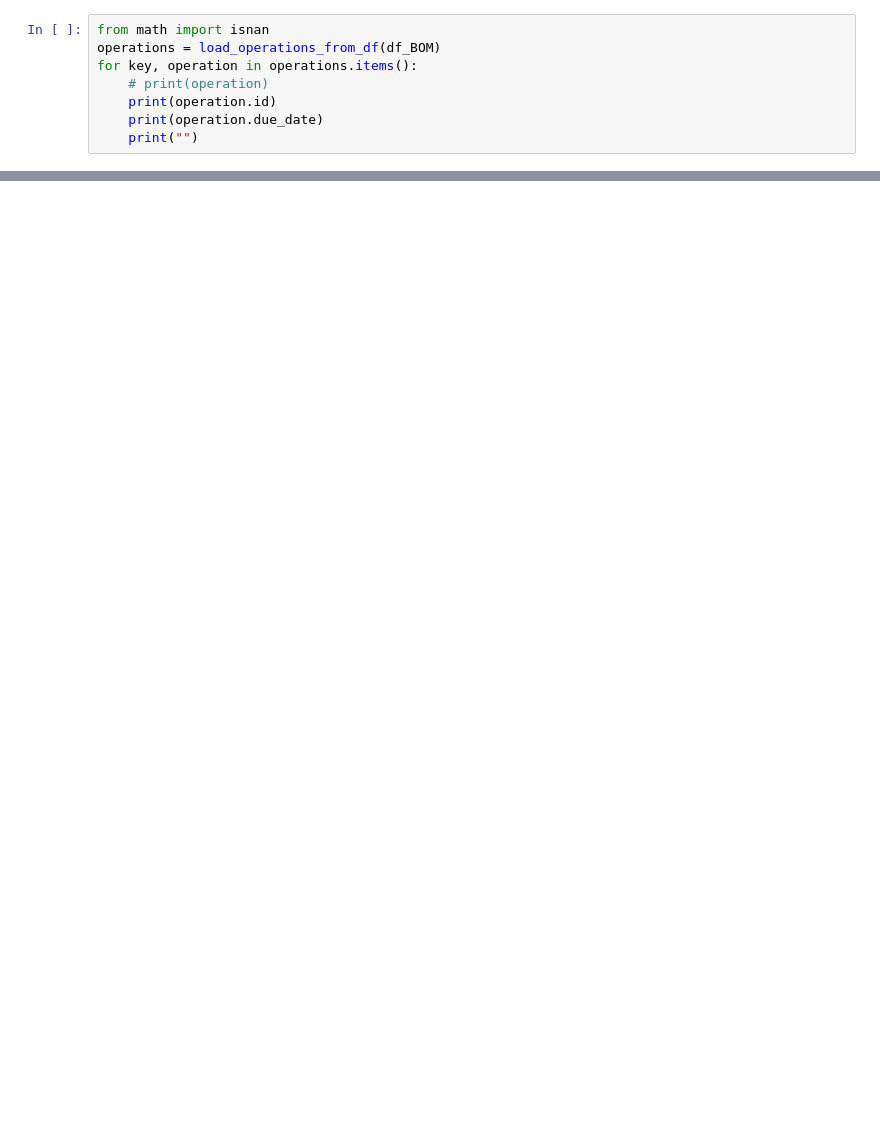
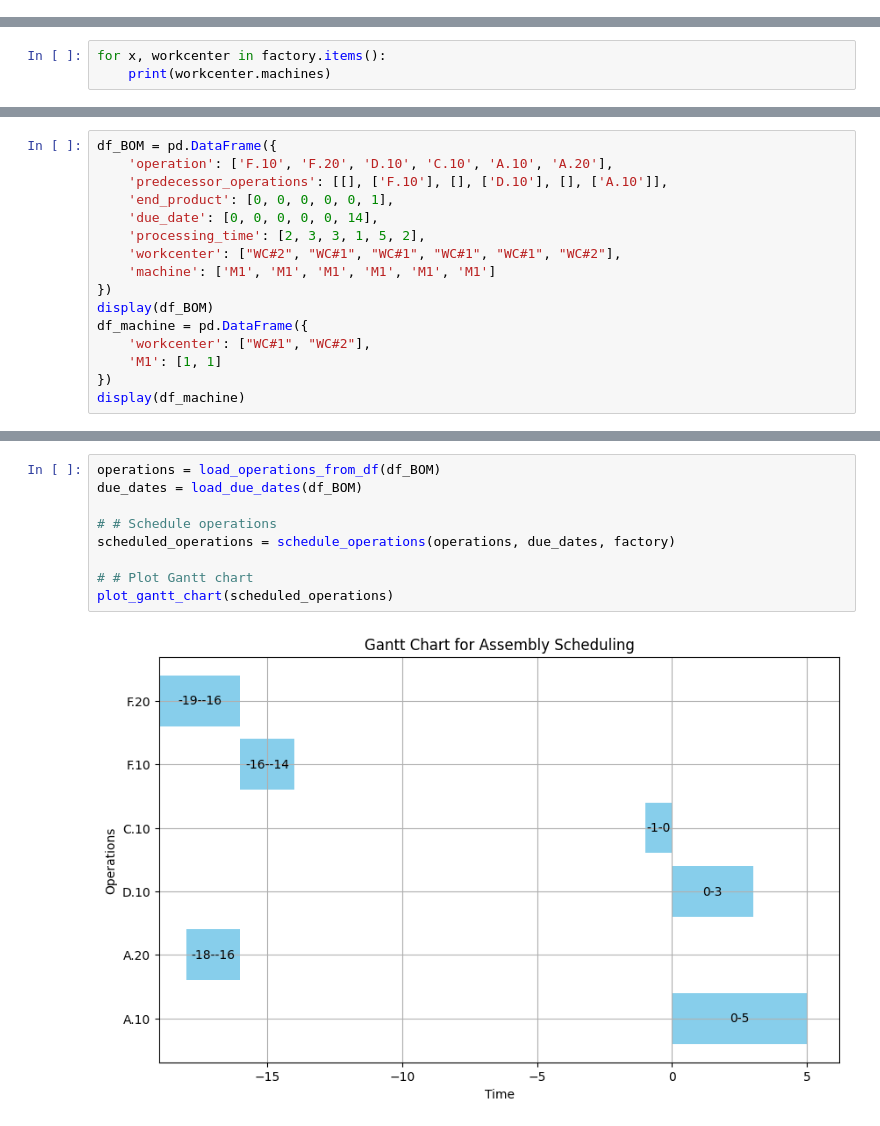
Before and after one commit to nathanansel28/40.014-ESA, a Jupyter notebook: 02_TestingHeuristics/LETSA_heuristic_new.ipynb, the cells around one changed output, grey strips where cells are left out. Saved outputs shown, nothing was run; the diff lists cells and outputs as text; blank space fills up the shorter version.

```diff
--- a/02_TestingHeuristics/LETSA_heuristic_new.ipynb
+++ b/02_TestingHeuristics/LETSA_heuristic_new.ipynb
@@ -209,11 +261,3 @@ def load_due_dates(df):
         # Example due date assignment, this should be adjusted as per actual due dates
         due_dates[operation_id] = 20 - idx  # Example: descending due dates
     return due_dates
-# %%
-from math import isnan
-operations = load_operations_from_df(df_BOM)
-for key, operation in operations.items():
-    # print(operation)
-    print(operation.id)
-    print(operation.due_date)
-    print("")
@@ -246,0 +294,3 @@ Value is not NaN
+# %%
+for x, workcenter in factory.items():
+    print(workcenter.machines)
@@ -246,0 +442,16 @@ Value is not NaN
+# %%
+df_BOM = pd.DataFrame({
+    'operation': ['F.10', 'F.20', 'D.10', 'C.10', 'A.10', 'A.20'],
+    'predecessor_operations': [[], ['F.10'], [], ['D.10'], [], ['A.10']],
+    'end_product': [0, 0, 0, 0, 0, 1],
+    'due_date': [0, 0, 0, 0, 0, 14],
+    'processing_time': [2, 3, 3, 1, 5, 2],
+    'workcenter': ["WC#2", "WC#1", "WC#1", "WC#1", "WC#1", "WC#2"],
+    'machine': ['M1', 'M1', 'M1', 'M1', 'M1', 'M1']
+})
+display(df_BOM)
+df_machine = pd.DataFrame({
+    'workcenter': ["WC#1", "WC#2"],
+    'M1': [1, 1]
+})
+display(df_machine)
@@ -246,0 +469,11 @@ Value is not NaN
+# %%
+operations = load_operations_from_df(df_BOM)
+due_dates = load_due_dates(df_BOM)
+
+# # Schedule operations
+scheduled_operations = schedule_operations(operations, due_dates, factory)
+
+# # Plot Gantt chart
+plot_gantt_chart(scheduled_operations)
+# %% [output]
+[figure, added]
```
Also changed, not shown: parts of 14 cells of this notebook, 1 other file.
